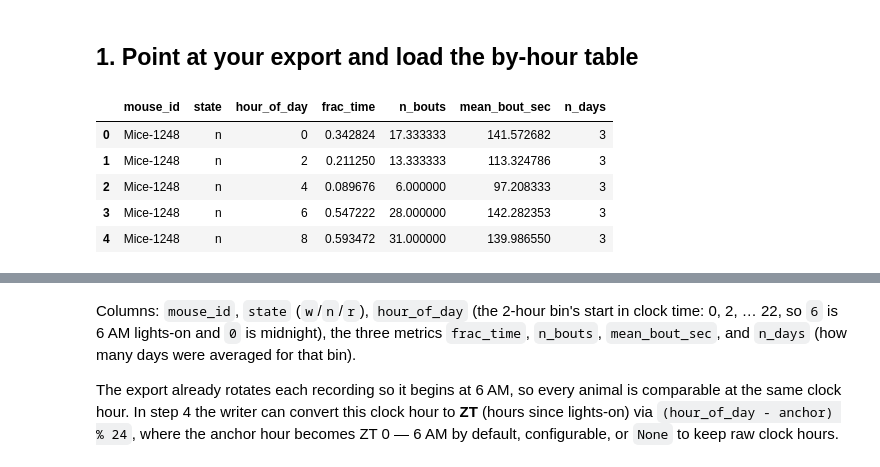
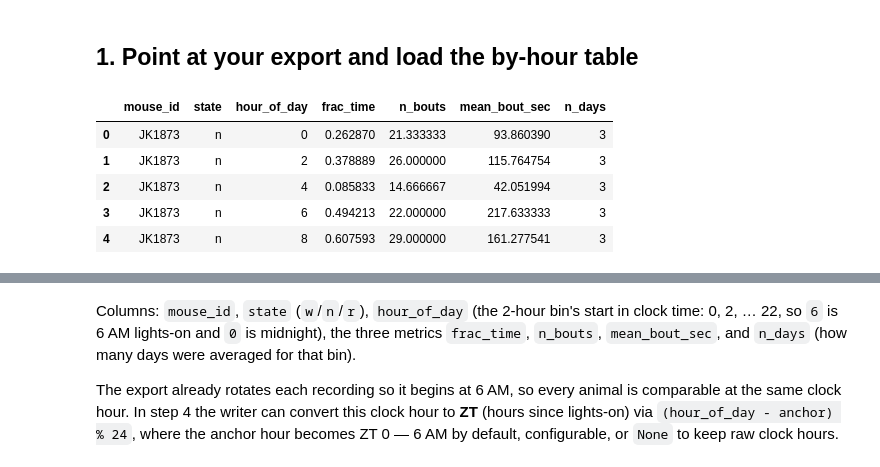
Before and after one commit to LeahMcIntyre/ebb_viewer, a Jupyter notebook: research/sleep_by_hour_to_prism.ipynb, the cells around one changed output, grey strips where cells are left out. Saved outputs shown, nothing was run; the diff lists cells and outputs as text; code cells hidden in the pictures.

```diff
--- a/research/sleep_by_hour_to_prism.ipynb
+++ b/research/sleep_by_hour_to_prism.ipynb
@@ -19,14 +19,14 @@ from openpyxl import Workbook
 # %% [markdown]
 ## 1. Point at your export and load the by-hour table
 # %%
-EXPORT_DIR = Path("/media/matt/Data_A/leah/Stxbp1_characterization/sleep_export")
+EXPORT_DIR = Path("/Users/leahmcintyre/Data/nri/Stxbp1-vglut2_CKO/sleep_export")
 
 bins = pd.read_csv(EXPORT_DIR / "sleep_bins_avg.csv")
 bins.head()
 # %% [output]
 |  | mouse_id | state | hour_of_day | frac_time | n_bouts | mean_bout_sec | n_days |
-| 0 | Mice-1248 | n | 0 | 0.342824 | 17.333333 | 141.572682 | 3 |
-| 1 | Mice-1248 | n | 2 | 0.211250 | 13.333333 | 113.324786 | 3 |
-| 2 | Mice-1248 | n | 4 | 0.089676 | 6.000000 | 97.208333 | 3 |
-| 3 | Mice-1248 | n | 6 | 0.547222 | 28.000000 | 142.282353 | 3 |
-| 4 | Mice-1248 | n | 8 | 0.593472 | 31.000000 | 139.986550 | 3 |
+| 0 | JK1873 | n | 0 | 0.262870 | 21.333333 | 93.860390 | 3 |
+| 1 | JK1873 | n | 2 | 0.378889 | 26.000000 | 115.764754 | 3 |
+| 2 | JK1873 | n | 4 | 0.085833 | 14.666667 | 42.051994 | 3 |
+| 3 | JK1873 | n | 6 | 0.494213 | 22.000000 | 217.633333 | 3 |
+| 4 | JK1873 | n | 8 | 0.607593 | 29.000000 | 161.277541 | 3 |
```
Also changed, not shown: parts of 5 cells of this notebook, 1 other file.
